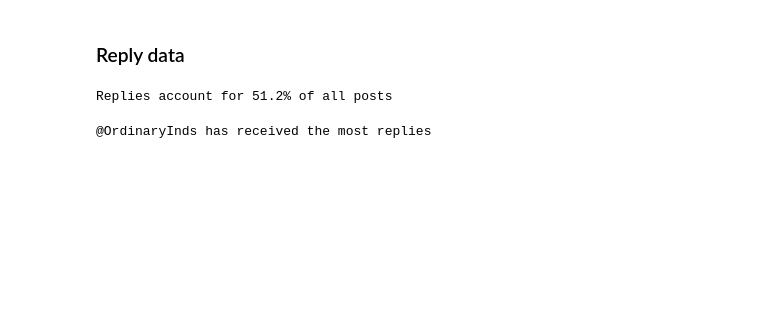
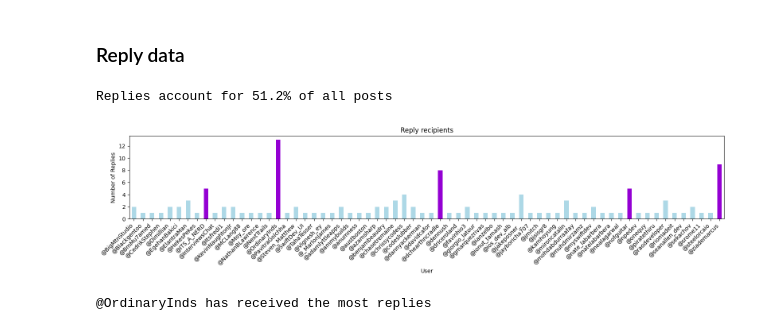
Before and after one commit to bodhichristian/python-basics, a Jupyter notebook: x_data/X Data.ipynb, the cells around one changed output. Cells and saved outputs as stored; diff of their text form; code cells hidden in the pictures; blank space fills up the shorter version.

```diff
--- a/x_data/X Data.ipynb
+++ b/x_data/X Data.ipynb
@@ -263,7 +280,24 @@ Replies account for 51.2% of all posts
 # %%
 replies_df = posts[posts['Post text'].str.startswith('@')]
 grouped_replies = replies_df.groupby(posts['Post text'].str.split().str[0]).size()
 most_replied = grouped_replies.idxmax()
+
+plt.figure(figsize=(16, 4))
+
+threshold = 4
+colors = ['darkviolet' if count > threshold else 'lightblue' for count in grouped_replies]
+
+grouped_replies.plot(kind='bar', color=colors)
+
+plt.xlabel('User')
+plt.ylabel('Number of Replies')
+plt.title('Reply recipients')
+
+plt.xticks(rotation=45, ha='right')
+plt.tight_layout()  # Adjust layout for better spacing
+plt.show()
+
 print(f'{most_replied} has received the most replies')
 # %% [output]
+[figure, added]
 @OrdinaryInds has received the most replies
```
Also changed, not shown: parts of 21 cells of this notebook.
